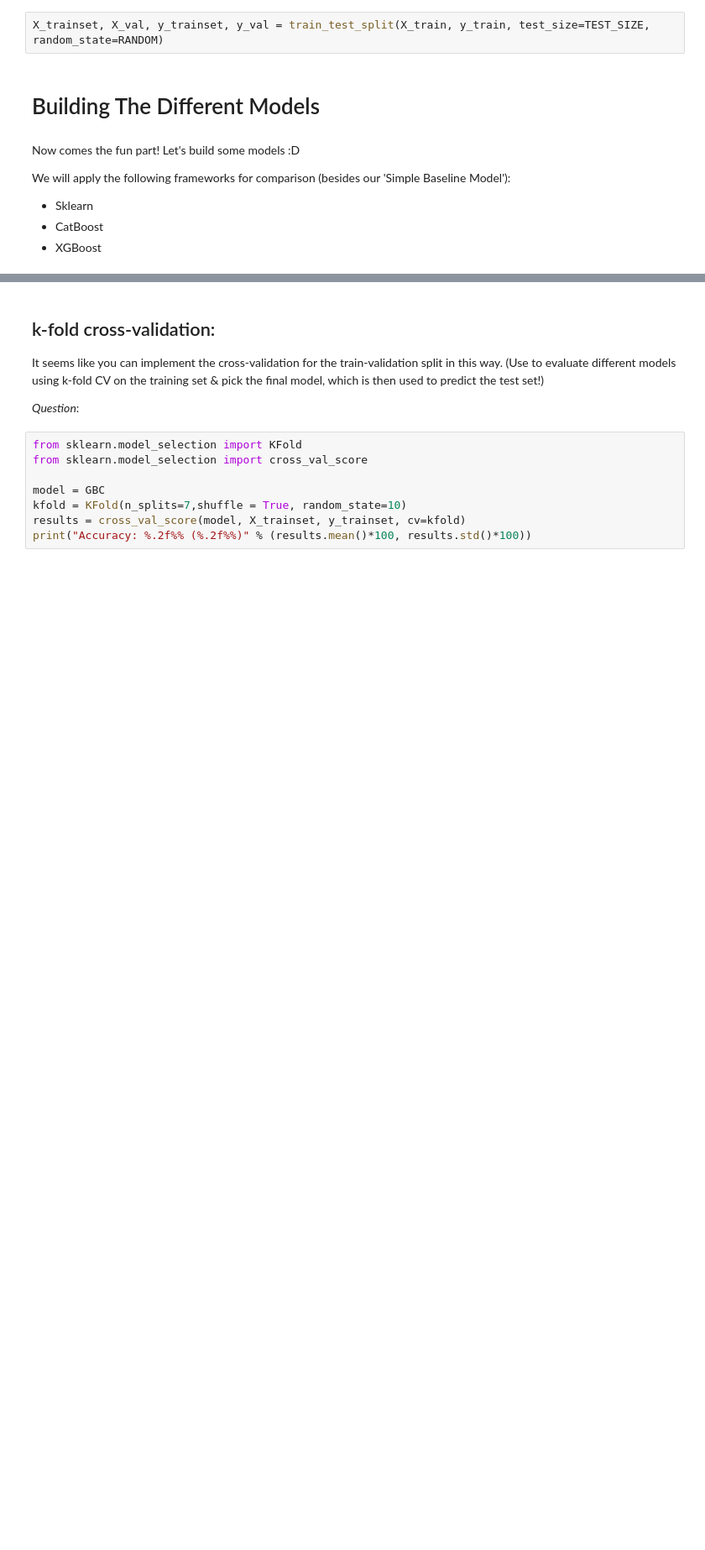
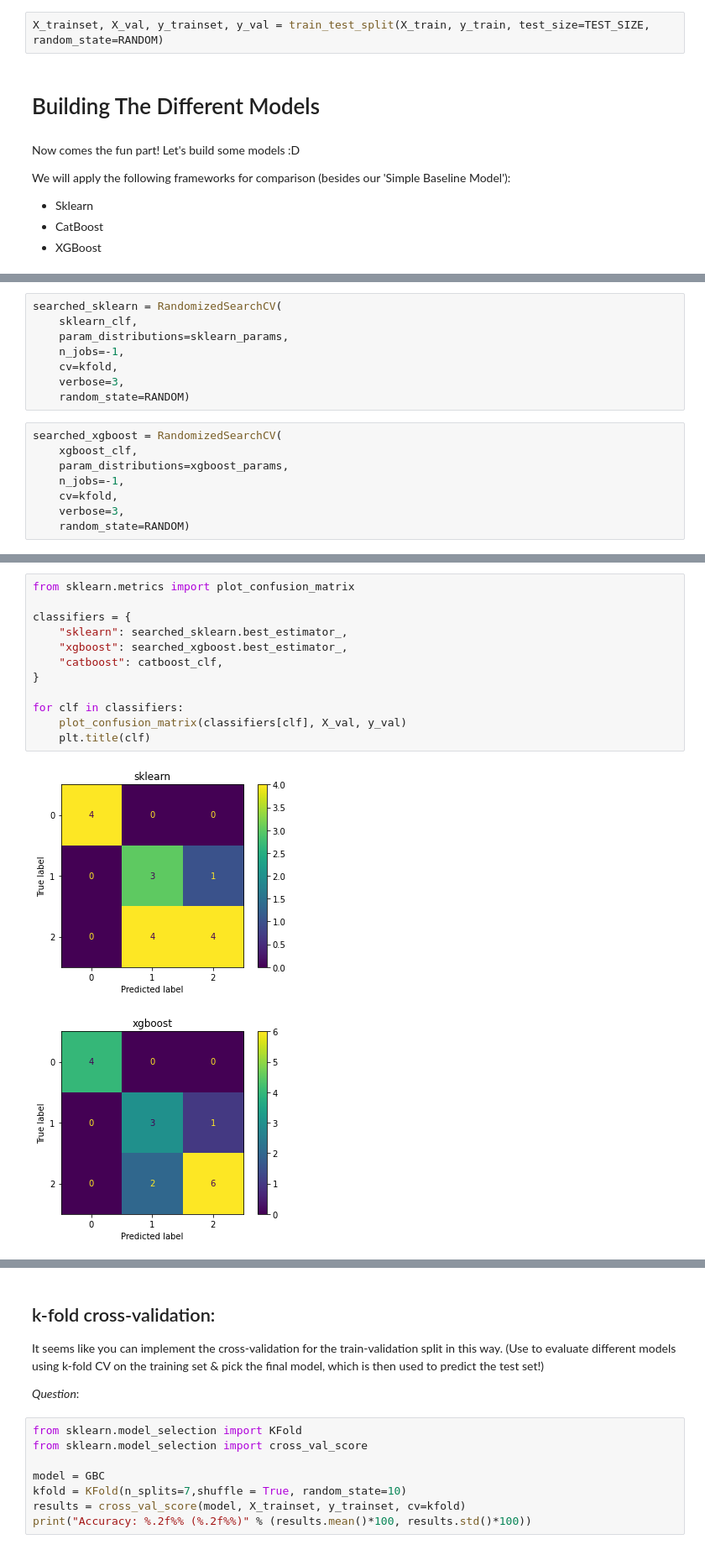
Before and after one commit to Blastorios/B4TM, a Jupyter notebook: src/GradientBoost.ipynb, the cells around one changed output, grey strips where cells are left out. Shown at 84% size. Saved outputs shown, nothing was run; the diff lists cells and outputs as text; blank space fills up the shorter version.

```diff
--- a/src/GradientBoost.ipynb
+++ b/src/GradientBoost.ipynb
@@ -329,0 +179,16 @@ Average variance: 0.16210526315789475
+# %%
+searched_sklearn = RandomizedSearchCV(
+    sklearn_clf,
+    param_distributions=sklearn_params,
+    n_jobs=-1,
+    cv=kfold,
+    verbose=3,
+    random_state=RANDOM)
+# %%
+searched_xgboost = RandomizedSearchCV(
+    xgboost_clf,
+    param_distributions=xgboost_params,
+    n_jobs=-1,
+    cv=kfold,
+    verbose=3,
+    random_state=RANDOM)
@@ -329,0 +361,15 @@ Average variance: 0.16210526315789475
+# %%
+from sklearn.metrics import plot_confusion_matrix
+
+classifiers = {
+    "sklearn": searched_sklearn.best_estimator_,
+    "xgboost": searched_xgboost.best_estimator_,
+    "catboost": catboost_clf,
+}
+
+for clf in classifiers:
+    plot_confusion_matrix(classifiers[clf], X_val, y_val)
+    plt.title(clf)
+# %% [output]
+[figure, added]
+[figure, added]
```
Also changed, not shown: parts of 60 cells of this notebook, 16 other files.
